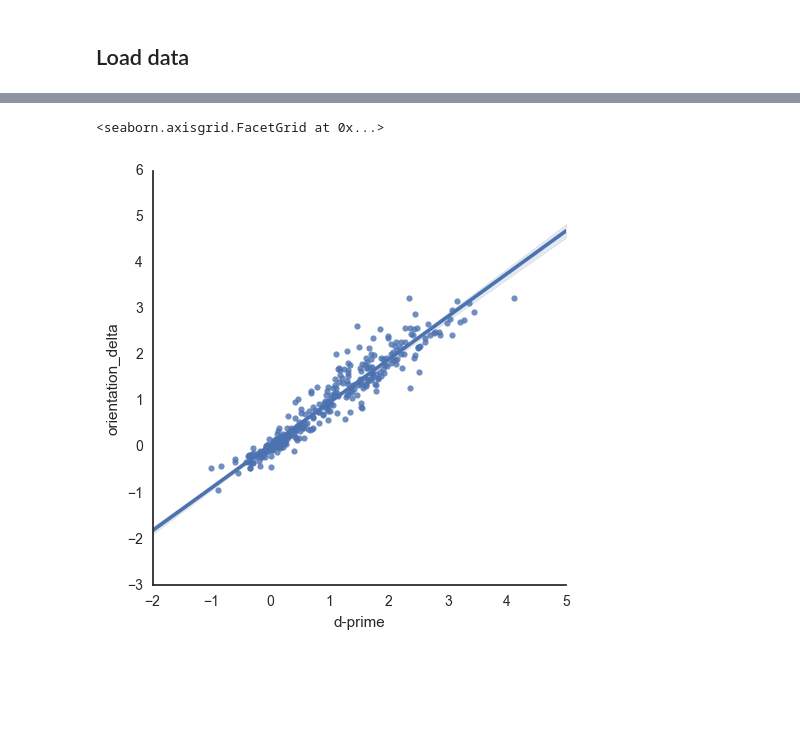
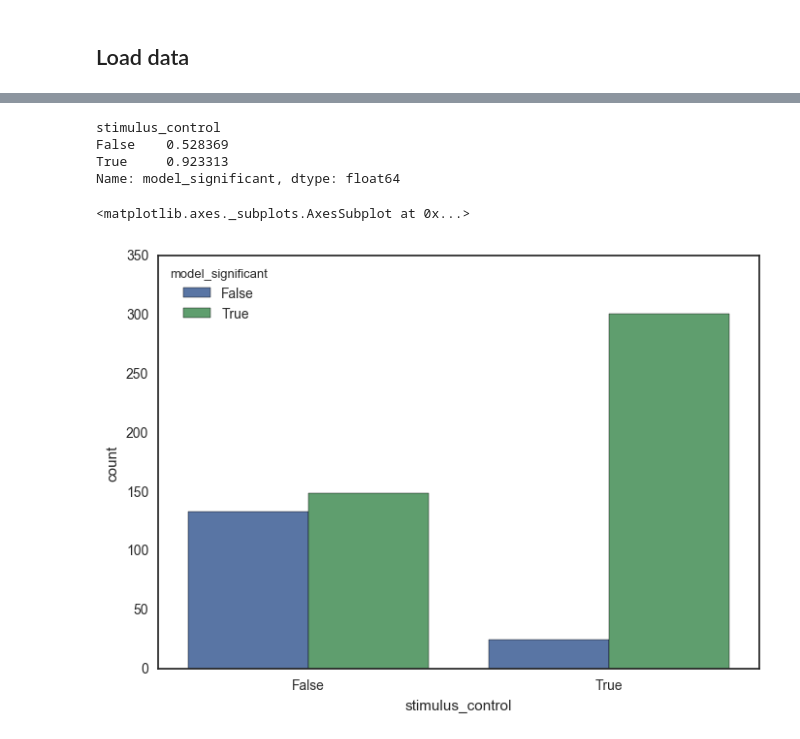
Before and after one commit to AllenInstitute/visual_behavior_analysis, a Jupyter notebook: notebooks/2016.10.19 - Modelling Strategy.ipynb, the cells around one changed output, grey strips where cells are left out. Cells and saved outputs as stored; diff of their text form; code cells hidden in the pictures; blank space fills up the shorter version.

```diff
--- a/notebooks/2016.10.19 - Modelling Strategy.ipynb
+++ b/notebooks/2016.10.19 - Modelling Strategy.ipynb
@@ -629,0 +394,8 @@ fp = sns.factorplot('training_day','orientation_delta',data=strategy,
+# %%
+strategy = pd.merge(strategy,water,on=['mouse_id','training_day'])
+
+p_thresh = 0.05
+strategy['stimulus_control'] = (strategy['discrim_p'] < p_thresh) & (strategy['d-prime'] > 0.5)
+strategy['model_significant'] = strategy['p'] < p_thresh
+strategy['model_significant_o'] = strategy['p_o'] < p_thresh
+strategy.head()
@@ -646,6 +448,0 @@ sns.jointplot('prior_failure','prior_success',data=strategy)
-# %%
-strategy['at_least_one'] = strategy.apply(lambda row: (row[['prior_success_p','prior_failure_p','orientation_delta_p']]<0.05).any(),axis=1)
-# %%
-strategy = pd.merge(water,strategy,on=['mouse_id','training_day'])
-# %%
-strategy['stimulus_control'] = strategy['discrim_p'] < 0.05
@@ -664,7 +516,12 @@ sns.jointplot('prior_failure','prior_success',data=strategy[mask])
+# %%
+strategy.groupby('stimulus_control')['model_significant'].mean()
+# %% [output]
+stimulus_control
+False    0.528369
+True     0.923313
+Name: model_significant, dtype: float64
 # %%
-sns.lmplot('d-prime','orientation_delta',data=strategy,
-#               hue='mouse_id',
-              )
+sns.countplot('stimulus_control',data=strategy,hue='model_significant')
 # %% [output]
-<seaborn.axisgrid.FacetGrid at 0x...>
+<matplotlib.axes._subplots.AxesSubplot at 0x...>
-[figure, old version]
+[figure, new version]
```
Also changed, not shown: parts of 76 cells of this notebook, 1 other file.
